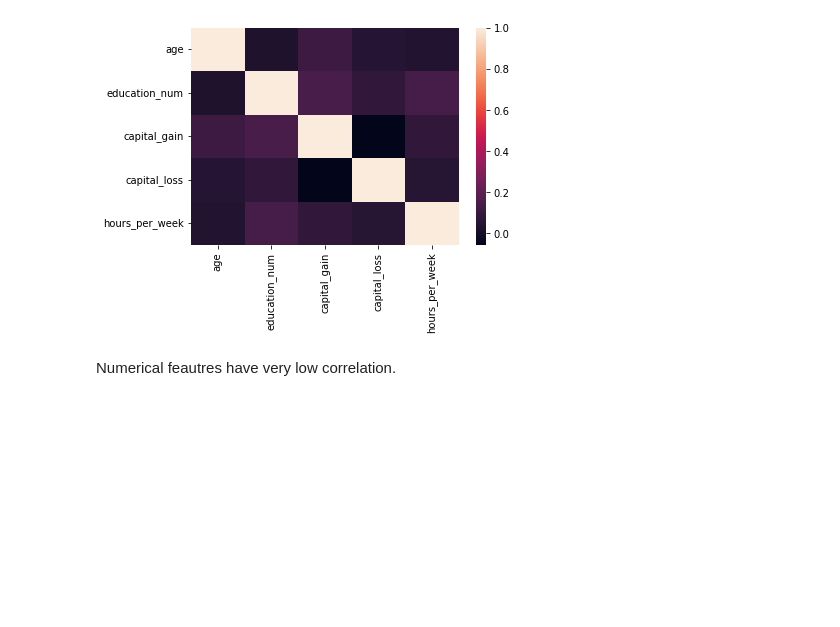
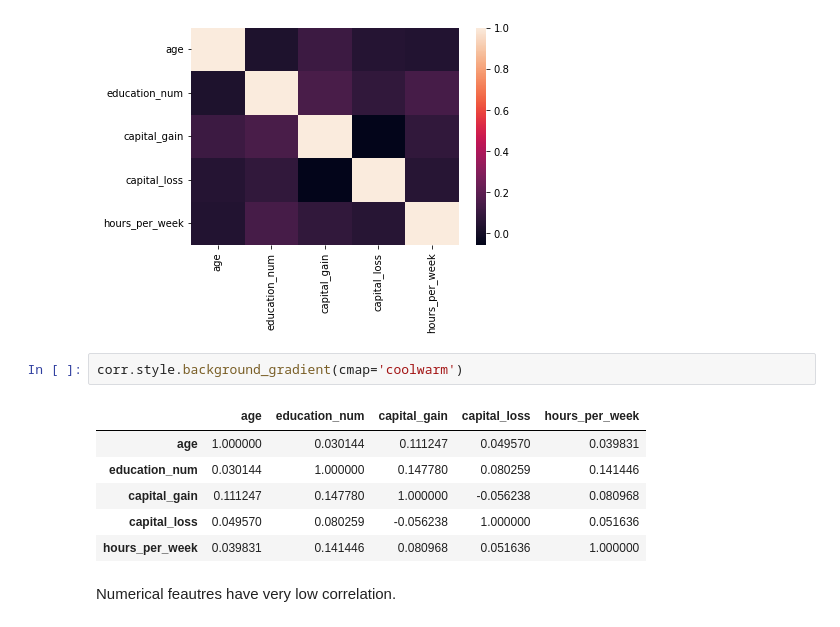
Before and after one commit to arteger/data_analytics_project, a Jupyter notebook: Data analysis.ipynb, the cells around one changed output. Cells and saved outputs as stored; diff of their text form; blank space fills up the shorter version.

```diff
--- a/Data analysis.ipynb
+++ b/Data analysis.ipynb
@@ -438,6 +389,15 @@ sns.heatmap(
 );
 # %% [output]
 [figure]
+# %%
+corr.style.background_gradient(cmap='coolwarm')
+# %% [output]
+|  | age | education_num | capital_gain | capital_loss | hours_per_week |
+| age | 1.000000 | 0.030144 | 0.111247 | 0.049570 | 0.039831 |
+| education_num | 0.030144 | 1.000000 | 0.147780 | 0.080259 | 0.141446 |
+| capital_gain | 0.111247 | 0.147780 | 1.000000 | -0.056238 | 0.080968 |
+| capital_loss | 0.049570 | 0.080259 | -0.056238 | 1.000000 | 0.051636 |
+| hours_per_week | 0.039831 | 0.141446 | 0.080968 | 0.051636 | 1.000000 |
 # %% [markdown]
 Numerical feautres have very low correlation.
 # %% [markdown]
```
Also changed, not shown: parts of 12 cells of this notebook, 1 other file.
